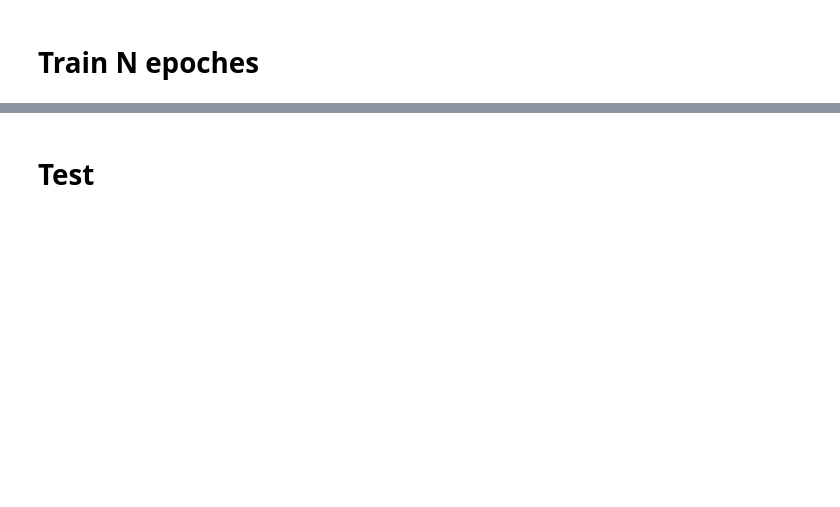
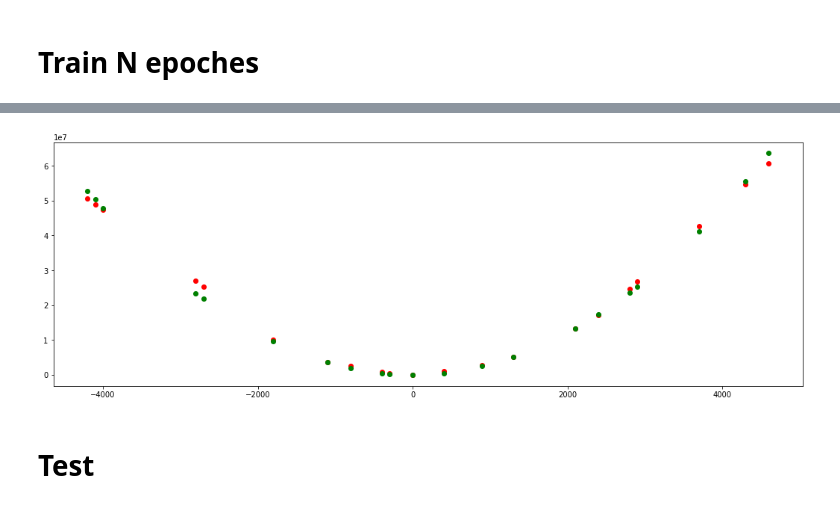
Before and after one commit to TienLungSun/2020-PyTorch-Colab, a Jupyter notebook: 1.2.1. MLP_regression (sparse sampling).ipynb, the cells around one changed output, grey strips where cells are left out. Cells and saved outputs as stored; diff of their text form; code cells hidden in the pictures; blank space fills up the shorter version.

```diff
--- a/1.2.1. MLP_regression (sparse sampling).ipynb
+++ b/1.2.1. MLP_regression (sparse sampling).ipynb
@@ -119,3 +149,12 @@ plt.show()
+# %%
+trainY = tensorY.detach().cpu().numpy()
+# %%
+plt.figure(figsize=(18, 6))
+plt.scatter(trainX, trainY, s=50, lw=0, color="red")
+plt.scatter(trainX, trainY_hat, s=50, lw=0, color="green")
+plt.show()
+# %% [output]
+[figure, added]
 # %% [markdown]
 # Test
 # %%
```
Also changed, not shown: parts of 18 cells of this notebook.
